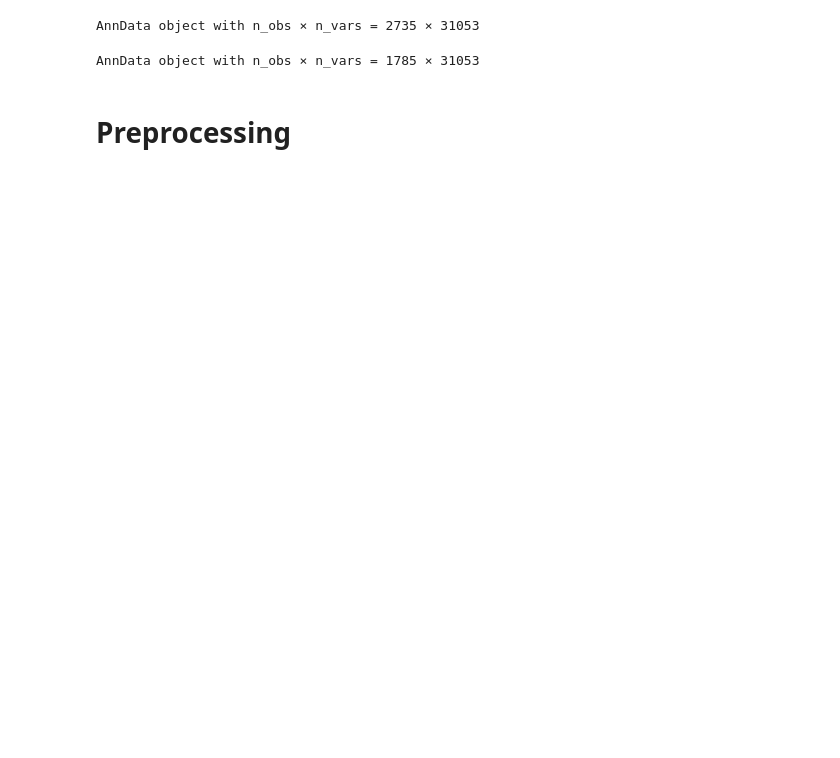
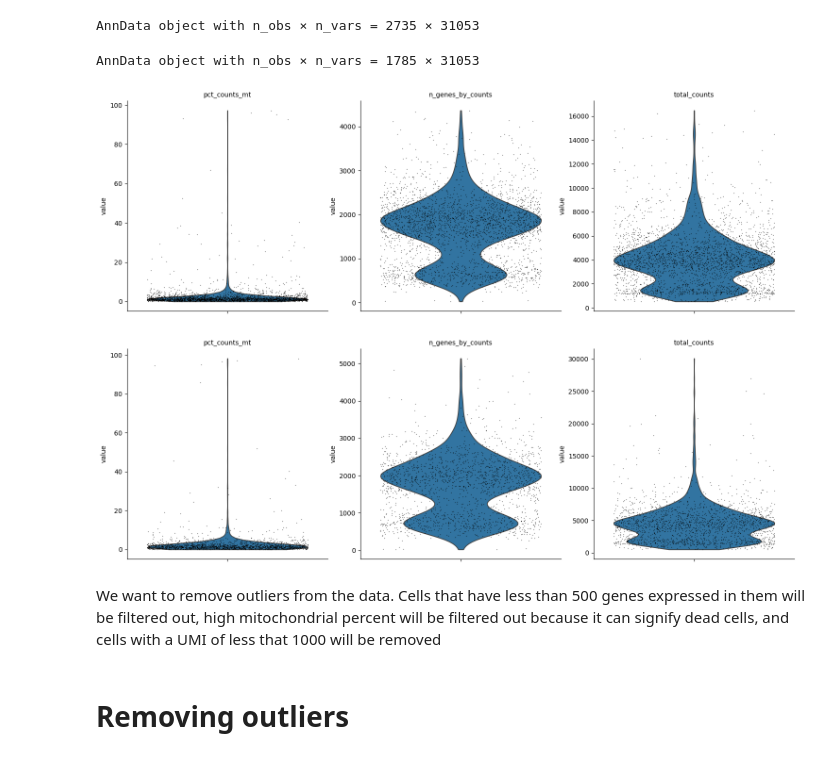
Before and after one commit to so0nho/GSE_176204, a Jupyter notebook: pan_et_al.ipynb, the cells around one changed output. Cells and saved outputs as stored; diff of their text form; code cells hidden in the pictures; blank space fills up the shorter version.

```diff
--- a/pan_et_al.ipynb
+++ b/pan_et_al.ipynb
@@ -22,12 +22,16 @@ adata_ko.var["mt"] = adata_ko.var_names.str.startswith("mt-")
 sc.pp.calculate_qc_metrics(adata_wt, qc_vars=["mt"], inplace = True, percent_top=None, log1p=False)
 sc.pp.calculate_qc_metrics(adata_ko, qc_vars=["mt"], inplace = True, percent_top=None, log1p=False)
 # %%
-# visualizing mitochondrial percent
-sc.set_figure_params(figsize=(4, 4))
-sc.pl.violin(adata_wt, keys = ["pct_counts_mt", "n_genes_by_counts", "total_counts"], multi_panel = True)
-sc.pl.violin(adata_ko, keys = ["pct_counts_mt", "n_genes_by_counts", "total_counts"], multi_panel = True)
+# visualizing mitochondrial percent, genes per cell, and total number of cells
+sc.pl.violin(adata_wt, keys = ["pct_counts_mt", "n_genes_by_counts", "total_counts"], multi_panel = True, jitter = 0.4)
+sc.pl.violin(adata_ko, keys = ["pct_counts_mt", "n_genes_by_counts", "total_counts"], multi_panel = True, jitter = 0.4)
+# %% [output]
+[figure, added]
+[figure, added]
+# %% [markdown]
+We want to remove outliers from the data. Cells that have less than 500 genes expressed in them will be filtered out, high mitochondrial percent will be filtered out because it can signify dead cells, and cells with a UMI of less that 1000 will be removed
 # %% [markdown]
-# Preprocessing
+# Removing outliers
 # %%
 # filtering out cells with less than 500 genes expressed
 sc.pp.filter_cells(adata_wt, min_genes = 500)
```
Also changed, not shown: parts of 25 cells of this notebook.
